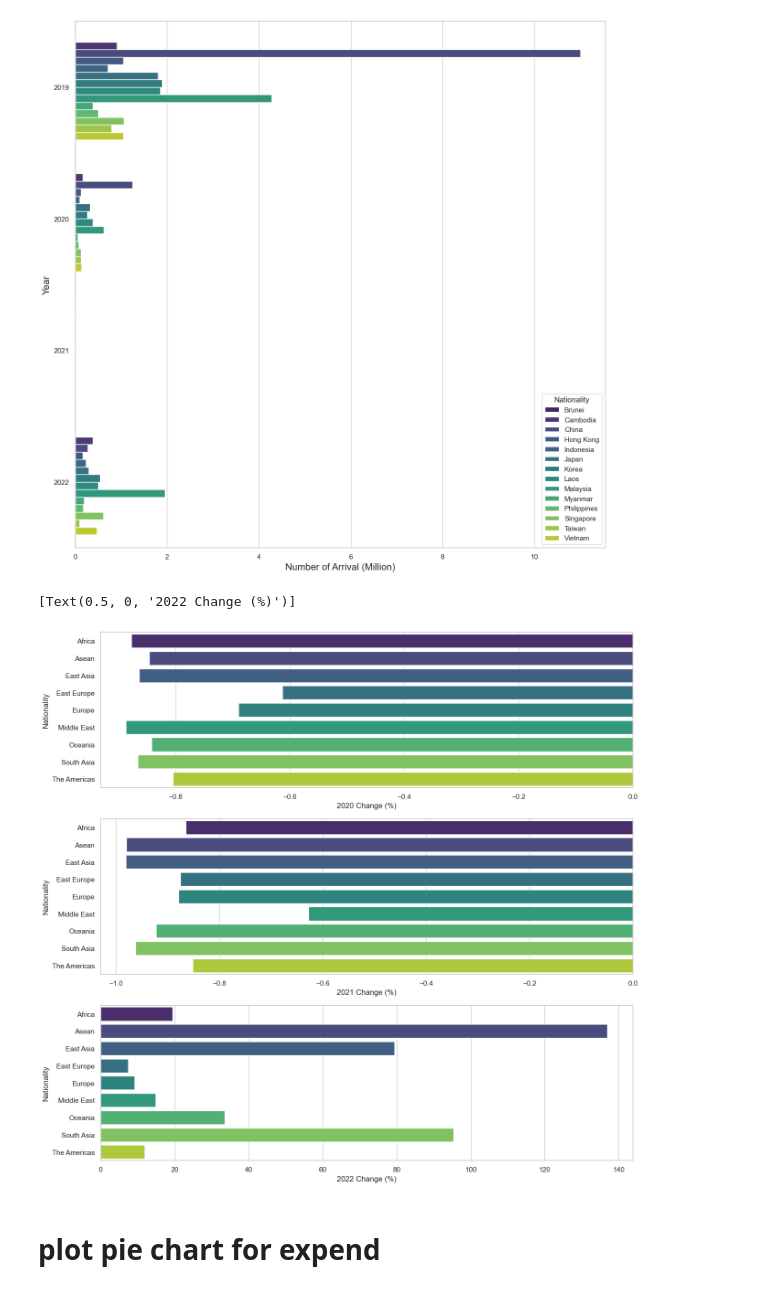
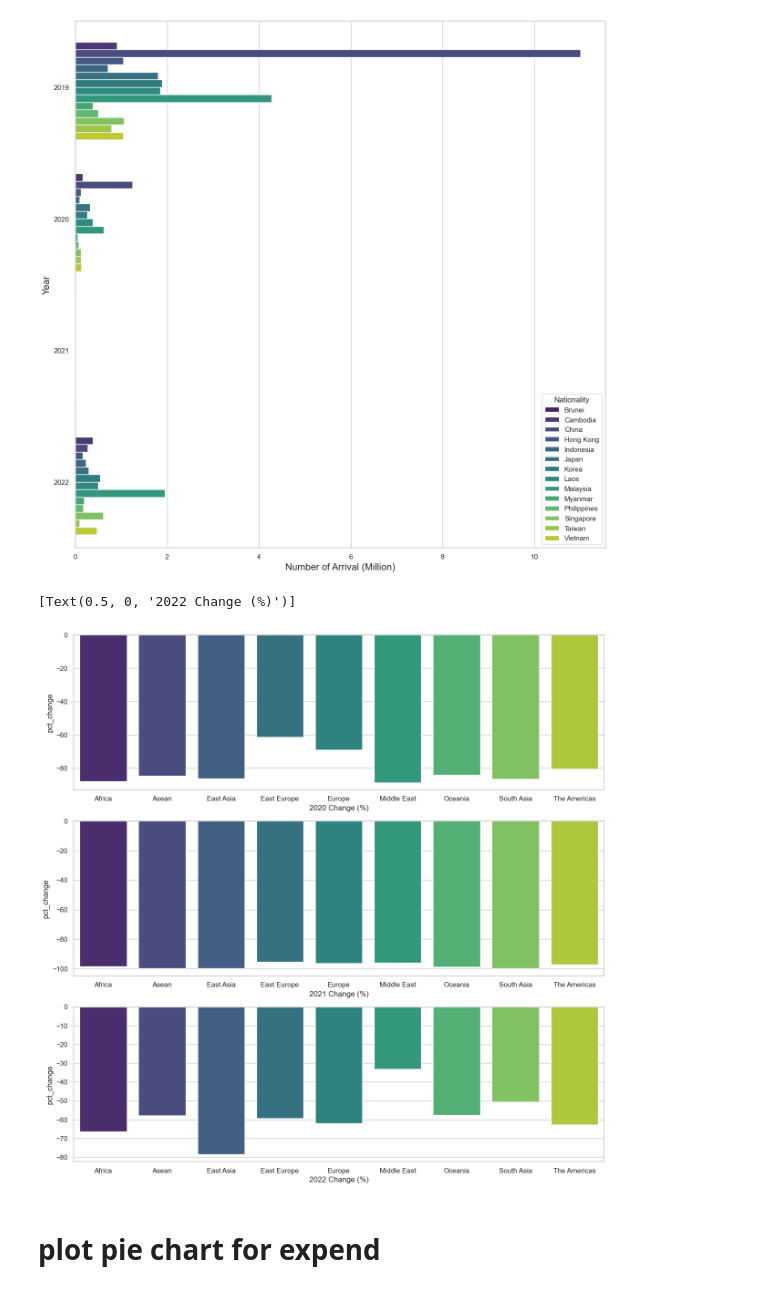
Before and after one commit to eatrabyo/dads-5001-mini-project, a Jupyter notebook: analyze_th.ipynb, the cells around one changed output. Drawn from its saved outputs; the diff is of its cells as text; code cells hidden in the pictures.

```diff
--- a/analyze_th.ipynb
+++ b/analyze_th.ipynb
@@ -96,5 +96,7 @@ country_th_arrival_melt['num_arrival'] = country_th_arrival_melt['num_arrival']/
 # %%
 country_th_arrival_melt.sort_values(by=['Nationality','year'],inplace=True)
 region_th_arrival_melt.sort_values(by=['Nationality','year'],inplace=True)
-country_th_arrival_melt['pct_change'] = country_th_arrival_melt.groupby('Nationality')['num_arrival'].pct_change()
-region_th_arrival_melt['pct_change'] = region_th_arrival_melt.groupby('Nationality')['num_arrival'].pct_change()
+# country_th_arrival_melt['pct_change'] = country_th_arrival_melt.groupby('Nationality')['num_arrival'].pct_change()
+# region_th_arrival_melt['pct_change'] = region_th_arrival_melt.groupby('Nationality')['num_arrival'].pct_change()
+country_th_arrival_melt['pct_change'] = country_th_arrival_melt.groupby('Nationality')['num_arrival'].apply(lambda x: x.div(x.iloc[0]).subtract(1).mul(100))
+region_th_arrival_melt['pct_change'] = region_th_arrival_melt.groupby('Nationality')['num_arrival'].apply(lambda x: x.div(x.iloc[0]).subtract(1).mul(100))
@@ -217,16 +268,16 @@ Text(0, 0.5, 'Year')
 # %%
 fig,(ax1,ax2,ax3) = plt.subplots(3, figsize=(15, 15))
 # axes.ticklabel_format(axis='x', style='plain')
 sns.set_theme(style="whitegrid")
 
 sns.barplot(region_th_arrival_melt.loc[(region_th_arrival_melt['Nationality'].isin(region_list)) & (region_th_arrival_melt['year'].isin(['2020']))],
-            x='pct_change',y='Nationality',ax=ax1,palette='viridis').set(xlabel='2020 Change (%)')
+            x='Nationality',y='pct_change',ax=ax1,palette='viridis').set(xlabel='2020 Change (%)')
 sns.barplot(region_th_arrival_melt.loc[(region_th_arrival_melt['Nationality'].isin(region_list)) & (region_th_arrival_melt['year'].isin(['2021']))],
-            x='pct_change',y='Nationality',ax=ax2,palette='viridis').set(xlabel='2021 Change (%)')
+            x='Nationality',y='pct_change',ax=ax2,palette='viridis').set(xlabel='2021 Change (%)')
 sns.barplot(region_th_arrival_melt.loc[(region_th_arrival_melt['Nationality'].isin(region_list)) & (region_th_arrival_melt['year'].isin(['2022']))],
-            x='pct_change',y='Nationality',ax=ax3,palette='viridis').set(xlabel='2022 Change (%)')
+            x='Nationality',y='pct_change',ax=ax3,palette='viridis').set(xlabel='2022 Change (%)')
 # %% [output]
 [Text(0.5, 0, '2022 Change (%)')]
-[figure, old version]
+[figure, new version]
 # %% [markdown]
 # plot pie chart for expend
```
Also changed, not shown: parts of 5 cells of this notebook.
